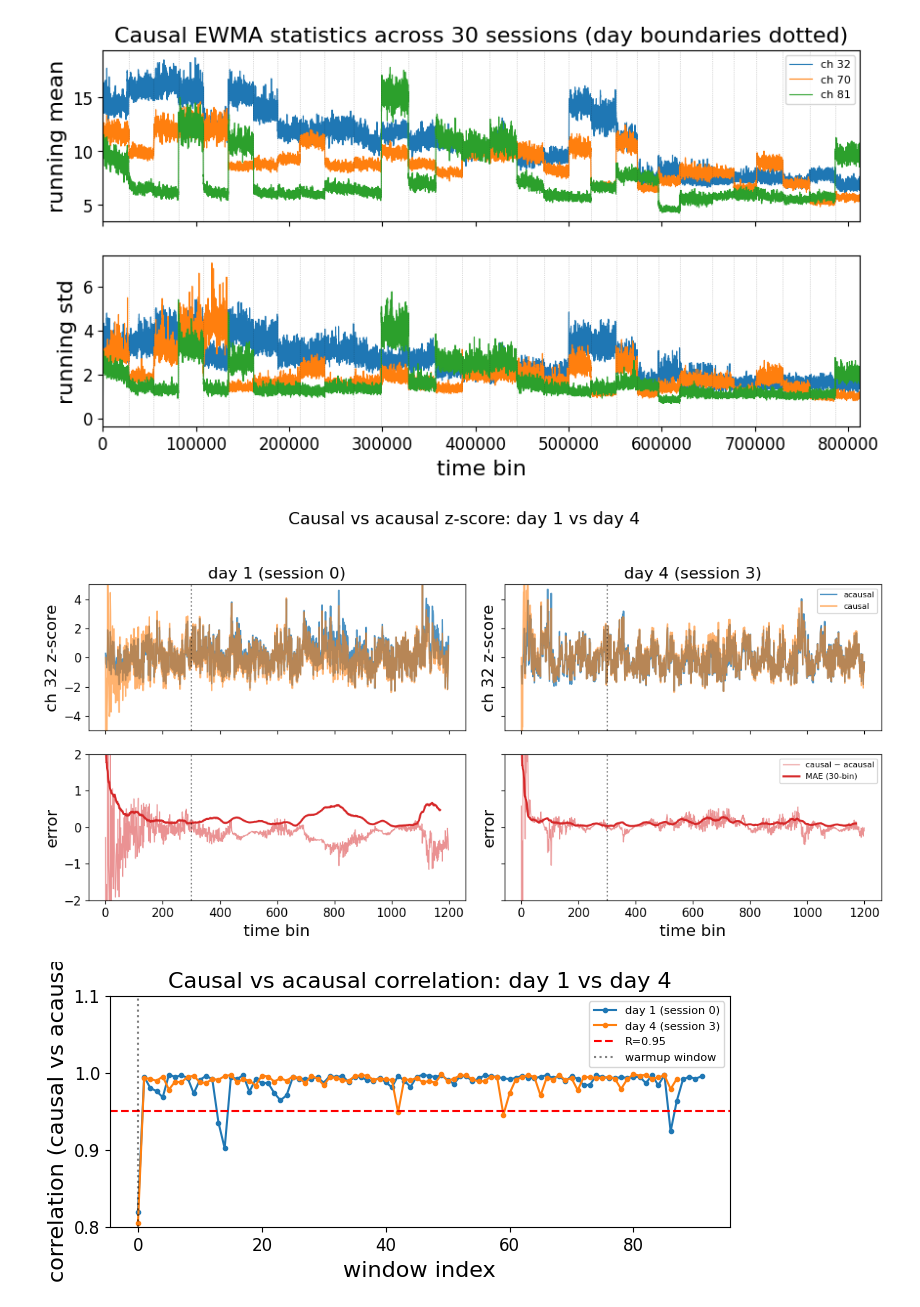
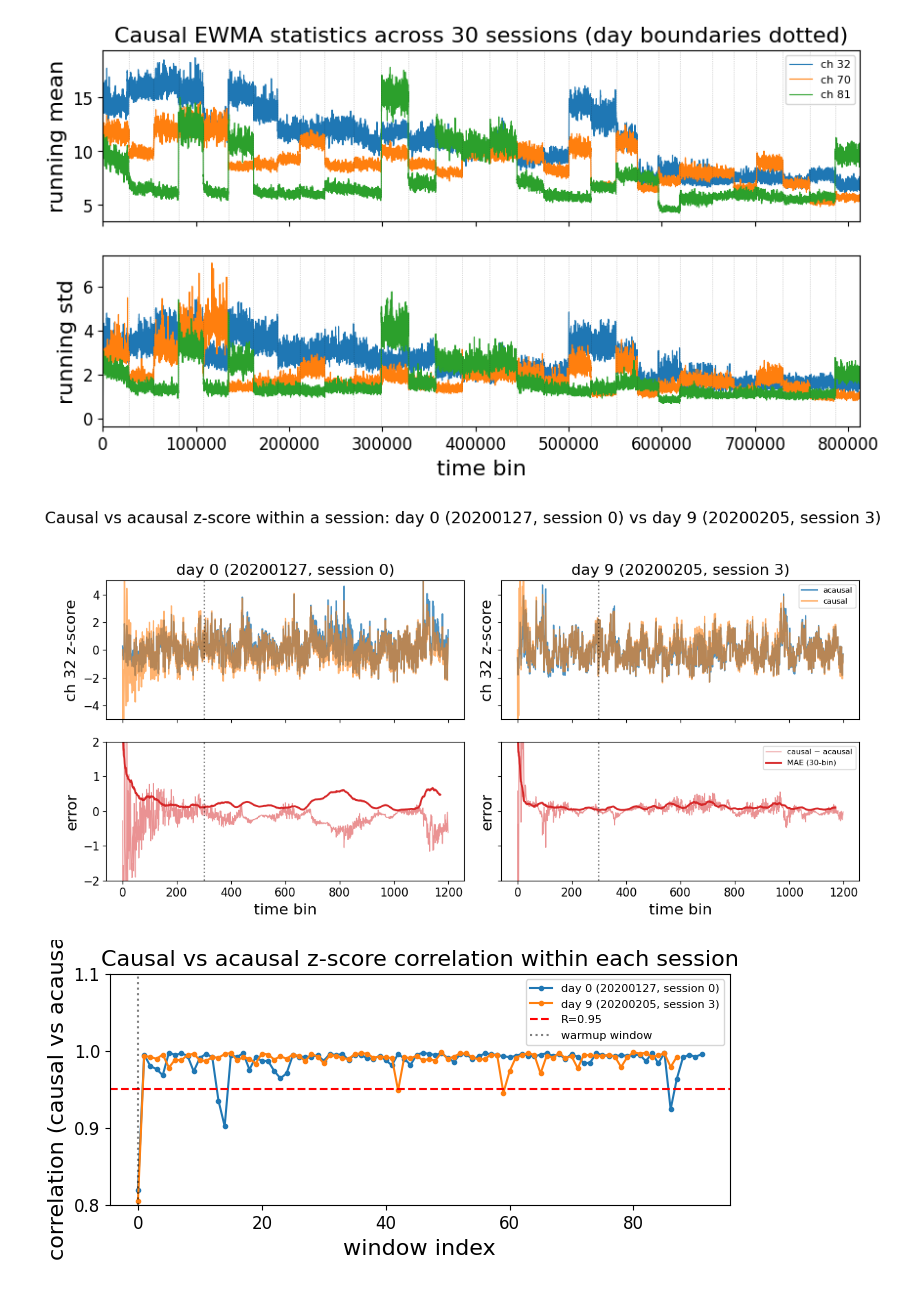
Before and after one commit to radhakrishnanrishaban/ephys-signal-atlas, a Jupyter notebook: 03_notebooks/sbp-causal-streaming_v1.ipynb, the cells around one changed output. Drawn from its saved outputs; the diff is of its cells as text; code cells hidden in the pictures.

```diff
--- a/03_notebooks/sbp-causal-streaming_v1.ipynb
+++ b/03_notebooks/sbp-causal-streaming_v1.ipynb
@@ -244,13 +263,14 @@ plt.show()
 # %% [output]
 [figure]
 # %%
-## 9 · Causal vs acausal z-score overlay — day 1 vs day 4
-# Small snippets of the first 4×warmup bins for session 0 (day 1) and session 3 (day 4).
-# If the orange line still tracks the blue line on day 4, there is no meaningful decay.
+## 9 · Causal vs acausal z-score overlay — two sessions
+# First 4×warmup bins of one channel in two sessions. Causal state resets every session,
+# so this shows within-session agreement after warm-up only; it says nothing about cross-day decay.
 
 ch = int(np.argsort(-sessions_sbp[0].std(axis=0))[0])  # single most active channel
 session_indices = [0, 3]
-labels = ["day 1 (session 0)", "day 4 (session 3)"]
+day_offsets = compute_day_offsets(dates)  # day labels from session dates, never session indices
+labels = [f"day {int(day_offsets[i])} ({dates[i]}, session {i})" for i in session_indices]
 
 fig, axes = plt.subplots(2, 2, figsize=(12, 6), sharex="col", sharey="row")
 for col, (idx, label) in enumerate(zip(session_indices, labels)):
@@ -278,36 +298,36 @@ for col, (idx, label) in enumerate(zip(session_indices, labels)):
     if col == 1:
         axes[1, col].legend(fontsize=8, loc="upper right")
 
 axes[0, 0].set_ylim(-5, 5)
 axes[1, 0].set_ylim(-2, 2)
-fig.suptitle("Causal vs acausal z-score: day 1 vs day 4", y=1.02)
+fig.suptitle(f"Causal vs acausal z-score within a session: {labels[0]} vs {labels[1]}", y=1.02)
 plt.tight_layout()
-save_figure(fig, "causal_streaming", "causal_acausal_day1_vs_day4", role="supporting")
+save_figure(fig, "causal_streaming", "causal_acausal_two_sessions", role="supporting")
 plt.show()
 
 # Rolling correlation comparison
 fig, ax = plt.subplots(figsize=(8, 3))
 for idx, label in zip(session_indices, labels):
     X = sessions_sbp[idx]
     z_acausal = (X - np.nanmean(X, axis=0)) / np.nanstd(X, axis=0)
     z_acausal = np.nan_to_num(z_acausal, nan=0.0, posinf=0.0, neginf=0.0)
     z_causal = causal_zscore_ewma(X, alpha=ALPHA)
     window = WARMUP
     slide_corr = []
     for start in range(0, X.shape[0] - window, window):
         end = start + window
         corr = np.corrcoef(z_causal[start:end, ch], z_acausal[start:end, ch])[0, 1]
         slide_corr.append(corr)
     ax.plot(slide_corr, "o-", markersize=3, label=label)
 ax.axhline(0.95, color="r", ls="--", label="R=0.95")
 ax.axvline(0, color="k", ls=":", alpha=0.5, label="warmup window")
 ax.set_xlabel("window index")
 ax.set_ylabel("correlation (causal vs acausal)")
-ax.set_title("Causal vs acausal correlation: day 1 vs day 4")
+ax.set_title("Causal vs acausal z-score correlation within each session")
 ax.set_ylim(0.8, 1.1)
 ax.legend(fontsize=8)
-save_figure(fig, "causal_streaming", "causal_acausal_corr_day1_vs_day4", role="supporting")
+save_figure(fig, "causal_streaming", "causal_acausal_corr_two_sessions", role="supporting")
 plt.show()
 # %% [output]
-[figure, old version]
+[figure, new version]
-[figure, old version]
+[figure, new version]
```
Also changed, not shown: parts of 5 cells of this notebook, 46 other files.
